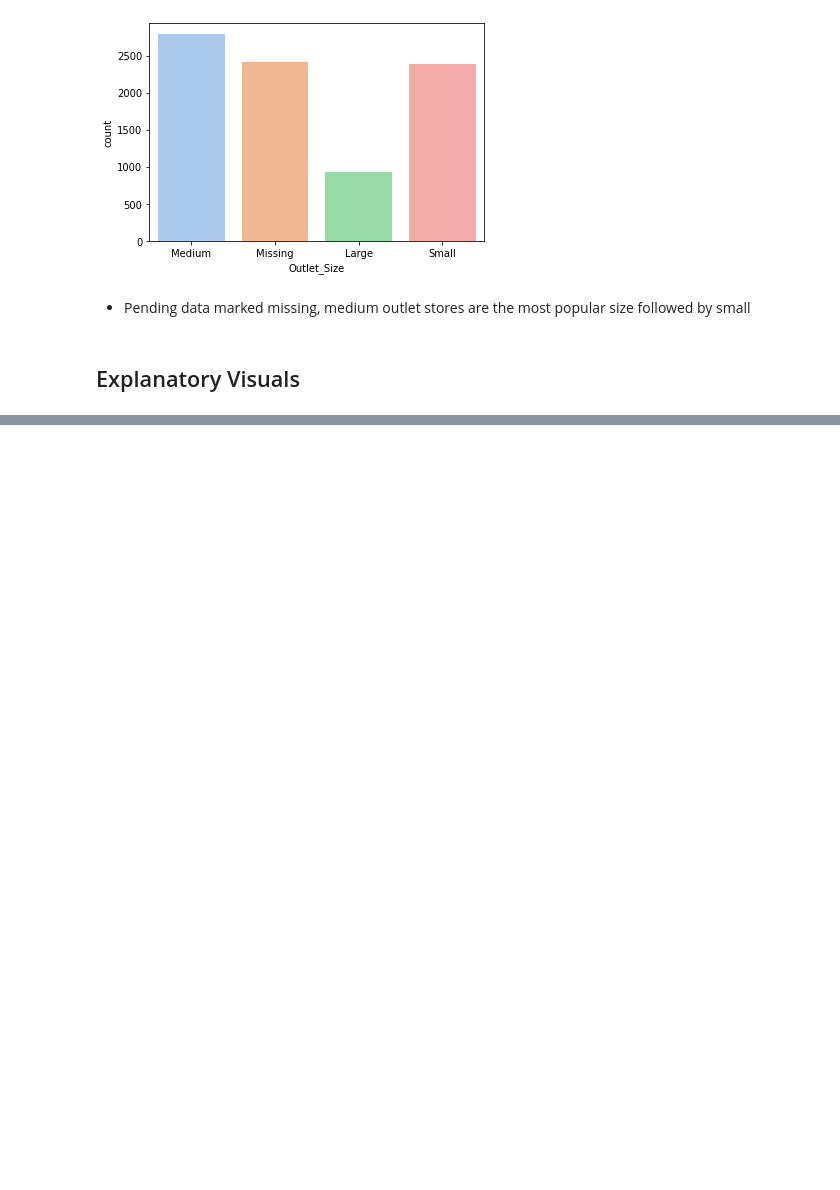
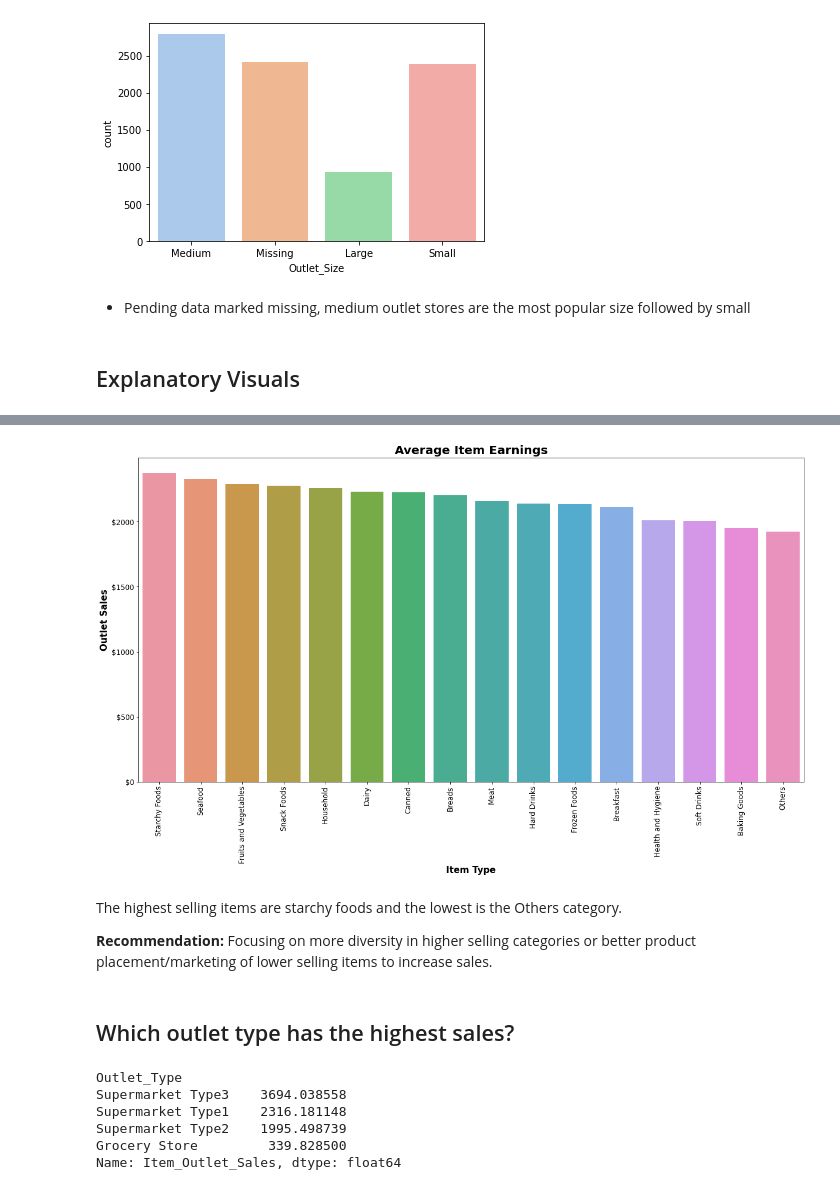
Before and after one commit to AshleyHeinrich/Project-1-, a Jupyter notebook: Project_1_Sales_Predictions.ipynb, the cells around one changed output, grey strips where cells are left out. Drawn from its saved outputs; the diff is of its cells as text; code cells hidden in the pictures; blank space fills up the shorter version.

```diff
--- a/Project_1_Sales_Predictions.ipynb
+++ b/Project_1_Sales_Predictions.ipynb
@@ -612,0 +637,4 @@ followed by small
+# %%
+# What foods sell the least/most
+means = sales_df.groupby('Item_Type')['Item_Outlet_Sales'].mean().sort_values(ascending = False)
+means
@@ -612,0 +660,41 @@ followed by small
+# %%
+
+fig, ax = plt.subplots(figsize=(20,10))
+
+ax = sns.barplot(data=sales_df,x='Item_Type', y = 'Item_Outlet_Sales', order = means.index,
+                 ci = None);
+
+
+plt.xticks(rotation = 'vertical', fontsize = 12)
+plt.yticks(fontsize = 12);
+ax.set_title('Average Item Earnings', fontsize = 20, fontweight = 'bold');
+ax.set_xlabel('Item Type', fontsize = 15, fontweight = 'bold')
+ax.set_ylabel('Outlet Sales', fontsize = 15, fontweight = 'bold');
+
+
+ticks = ax.get_yticks();
+new_labels = ['${}'.format(int(amt)) for amt in ticks];
+ax.set_yticklabels(new_labels);
+
+
+
+# Help from Exemplar student project
+#https://keithwithdata.medium.com/this-week-i-learnt-how-to-add-to-ticks-on-matplotlib-graphs-f67ccee1f3dc
+# %% [output]
+[figure, added]
+# %% [markdown]
+The highest selling items are starchy foods and the lowest is the Others category.
+
+**Recommendation:** Focusing on more diversity in higher selling categories or better product placement/marketing of lower selling items to increase sales.
+# %% [markdown]
+## Which outlet type has the highest sales?
+# %%
+means_2 = sales_df.groupby('Outlet_Type')['Item_Outlet_Sales'].mean().sort_values(ascending = False)
+means_2
+# %% [output]
+Outlet_Type
+Supermarket Type3    3694.038558
+Supermarket Type1    2316.181148
+Supermarket Type2    1995.498739
+Grocery Store         339.828500
+Name: Item_Outlet_Sales, dtype: float64
```
Also changed, not shown: parts of 19 cells of this notebook.
